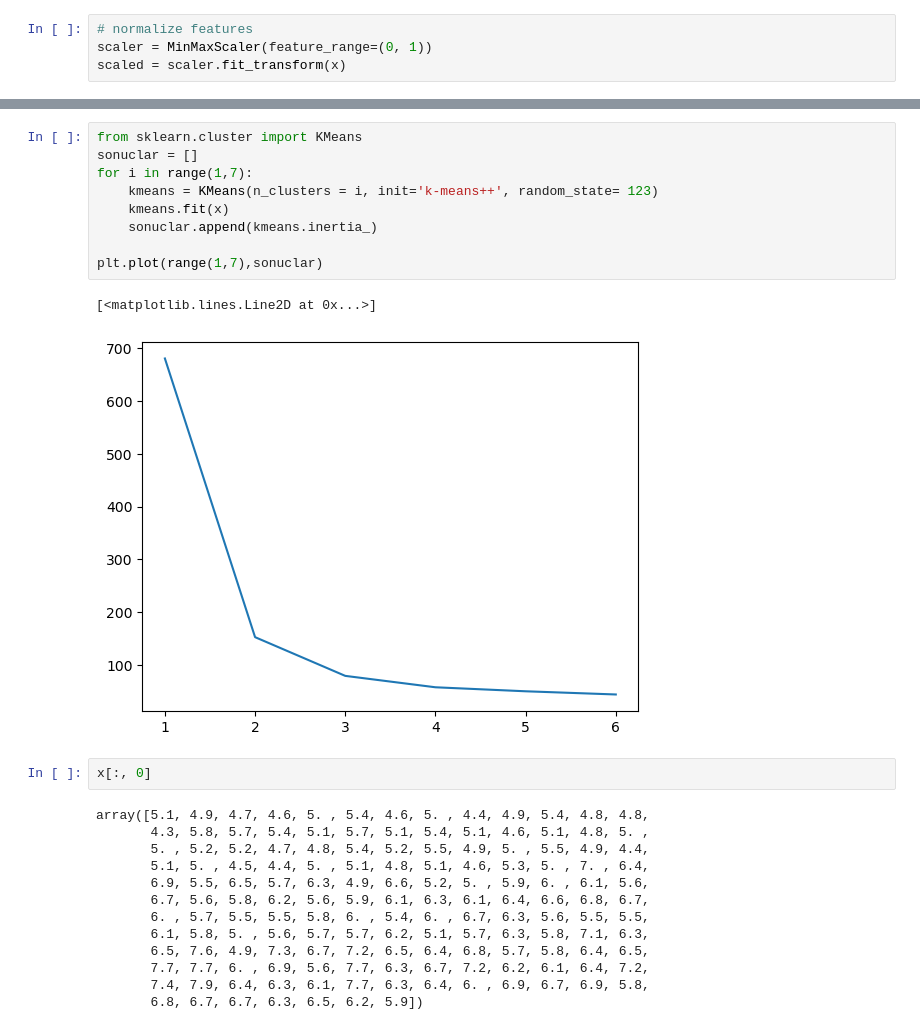
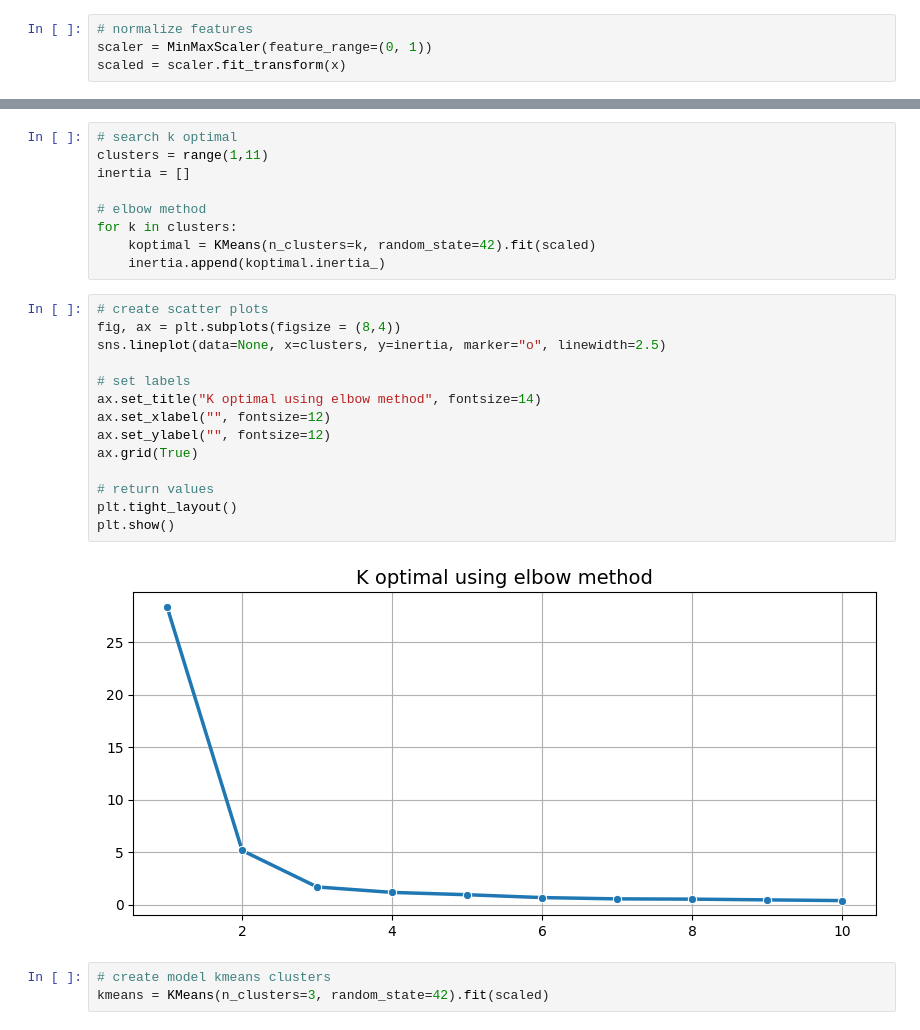
Before and after one commit to kusin/bahan-ajar-ML, a Jupyter notebook: Pertemuan 8 dan 9 - Klastering Data/unsupervised_learning.ipynb, the cells around one changed output, grey strips where cells are left out. Cells and saved outputs as stored; diff of their text form.

```diff
--- a/Pertemuan 8 dan 9 - Klastering Data/unsupervised_learning.ipynb
+++ b/Pertemuan 8 dan 9 - Klastering Data/unsupervised_learning.ipynb
@@ -137,27 +119,28 @@ scatter(
-# %%
-from sklearn.cluster import KMeans
-sonuclar = []
-for i in range(1,7):
-    kmeans = KMeans(n_clusters = i, init='k-means++', random_state= 123)
-    kmeans.fit(x)
-    sonuclar.append(kmeans.inertia_)
-
-plt.plot(range(1,7),sonuclar)
-# %% [output]
-[<matplotlib.lines.Line2D at 0x...>]
-[figure, removed]
-# %%
-x[:, 0]
-# %% [output]
-array([5.1, 4.9, 4.7, 4.6, 5. , 5.4, 4.6, 5. , 4.4, 4.9, 5.4, 4.8, 4.8,
-       4.3, 5.8, 5.7, 5.4, 5.1, 5.7, 5.1, 5.4, 5.1, 4.6, 5.1, 4.8, 5. ,
-       5. , 5.2, 5.2, 4.7, 4.8, 5.4, 5.2, 5.5, 4.9, 5. , 5.5, 4.9, 4.4,
-       5.1, 5. , 4.5, 4.4, 5. , 5.1, 4.8, 5.1, 4.6, 5.3, 5. , 7. , 6.4,
-       6.9, 5.5, 6.5, 5.7, 6.3, 4.9, 6.6, 5.2, 5. , 5.9, 6. , 6.1, 5.6,
-       6.7, 5.6, 5.8, 6.2, 5.6, 5.9, 6.1, 6.3, 6.1, 6.4, 6.6, 6.8, 6.7,
-       6. , 5.7, 5.5, 5.5, 5.8, 6. , 5.4, 6. , 6.7, 6.3, 5.6, 5.5, 5.5,
-       6.1, 5.8, 5. , 5.6, 5.7, 5.7, 6.2, 5.1, 5.7, 6.3, 5.8, 7.1, 6.3,
-       6.5, 7.6, 4.9, 7.3, 6.7, 7.2, 6.5, 6.4, 6.8, 5.7, 5.8, 6.4, 6.5,
-       7.7, 7.7, 6. , 6.9, 5.6, 7.7, 6.3, 6.7, 7.2, 6.2, 6.1, 6.4, 7.2,
-       7.4, 7.9, 6.4, 6.3, 6.1, 7.7, 6.3, 6.4, 6. , 6.9, 6.7, 6.9, 5.8,
-       6.8, 6.7, 6.7, 6.3, 6.5, 6.2, 5.9])
+# %%
+# search k optimal
+clusters = range(1,11)
+inertia = []
+
+# elbow method
+for k in clusters:
+    koptimal = KMeans(n_clusters=k, random_state=42).fit(scaled)
+    inertia.append(koptimal.inertia_)
+# %%
+# create scatter plots
+fig, ax = plt.subplots(figsize = (8,4))
+sns.lineplot(data=None, x=clusters, y=inertia, marker="o", linewidth=2.5)
+
+# set labels
+ax.set_title("K optimal using elbow method", fontsize=14)
+ax.set_xlabel("", fontsize=12)
+ax.set_ylabel("", fontsize=12)
+ax.grid(True)
+
+# return values
+plt.tight_layout()
+plt.show()
+# %% [output]
+[figure, added]
+# %%
+# create model kmeans clusters
+kmeans = KMeans(n_clusters=3, random_state=42).fit(scaled)
```
Also changed, not shown: parts of 24 cells of this notebook, 8 other files.
